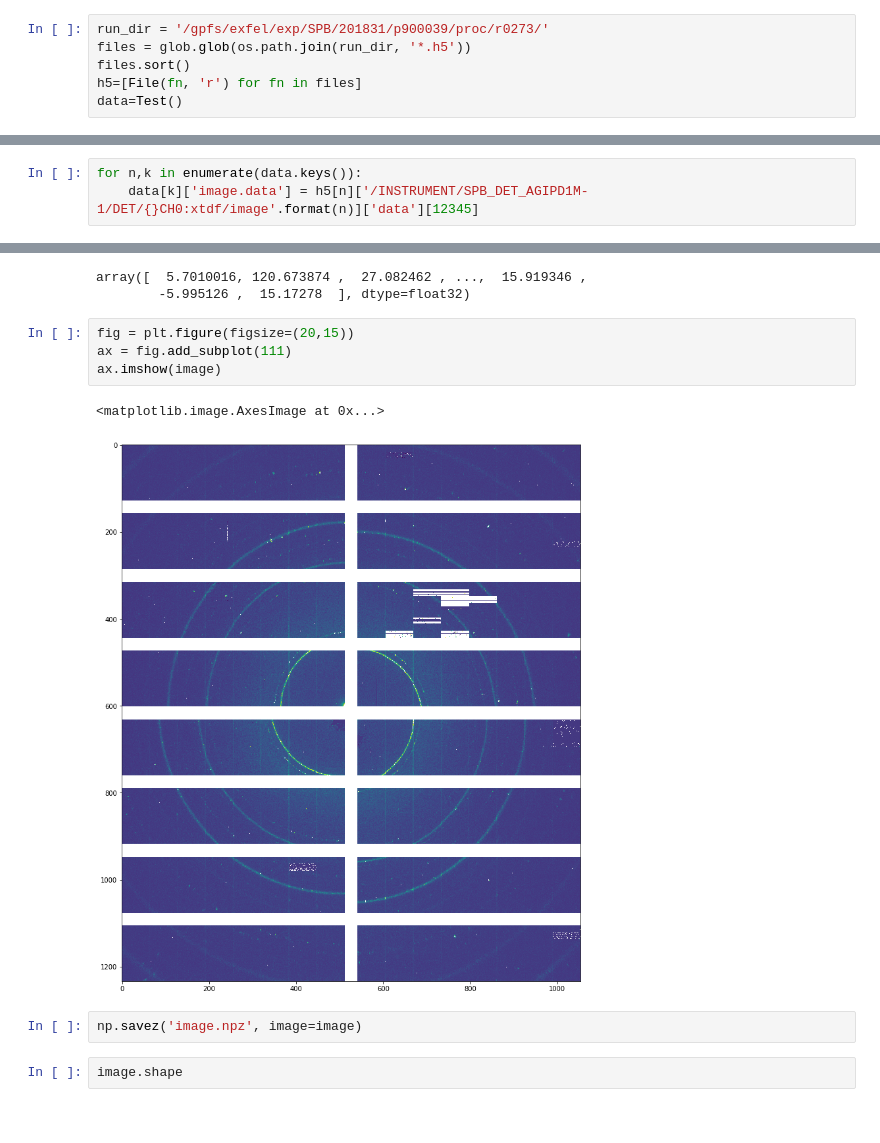
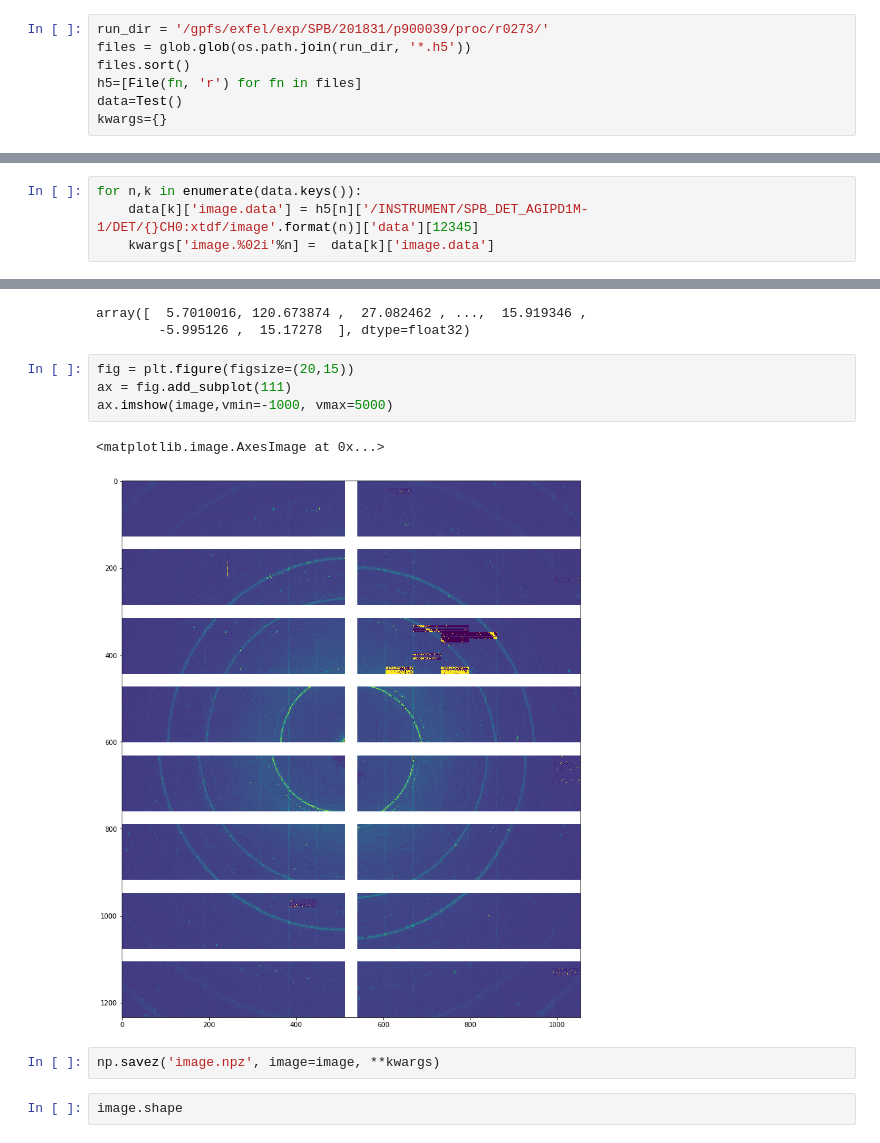
Before and after one commit to European-XFEL/geoAssembler, a Jupyter notebook: Test_optimize.ipynb, the cells around one changed output, grey strips where cells are left out. Saved outputs shown, nothing was run; the diff lists cells and outputs as text.

Commit message:
Writing more test-data

```diff
--- a/Test_optimize.ipynb
+++ b/Test_optimize.ipynb
@@ -9,3 +9,4 @@ files = glob.glob(os.path.join(run_dir, '*.h5'))
 files.sort()
 h5=[File(fn, 'r') for fn in files]
 data=Test()
+kwargs={}
@@ -31,6 +32,7 @@ h5
 # %%
 for n,k in enumerate(data.keys()):
     data[k]['image.data'] = h5[n]['/INSTRUMENT/SPB_DET_AGIPD1M-1/DET/{}CH0:xtdf/image'.format(n)]['data'][12345]
+    kwargs['image.%02i'%n] =  data[k]['image.data']
 # %%
 A=Assemble()
 # %%
@@ -45,12 +47,12 @@ array([  5.7010016, 120.673874 ,  27.082462 , ...,  15.919346 ,
 # %%
 fig = plt.figure(figsize=(20,15))
 ax = fig.add_subplot(111)
-ax.imshow(image)
+ax.imshow(image,vmin=-1000, vmax=5000)
 # %% [output]
 <matplotlib.image.AxesImage at 0x...>
-[figure, old version]
+[figure, new version]
 # %%
-np.savez('image.npz', image=image)
+np.savez('image.npz', image=image, **kwargs)
 # %%
 image.shape
 # %% [output]
```
Also changed, not shown: parts of 3 cells of this notebook.
